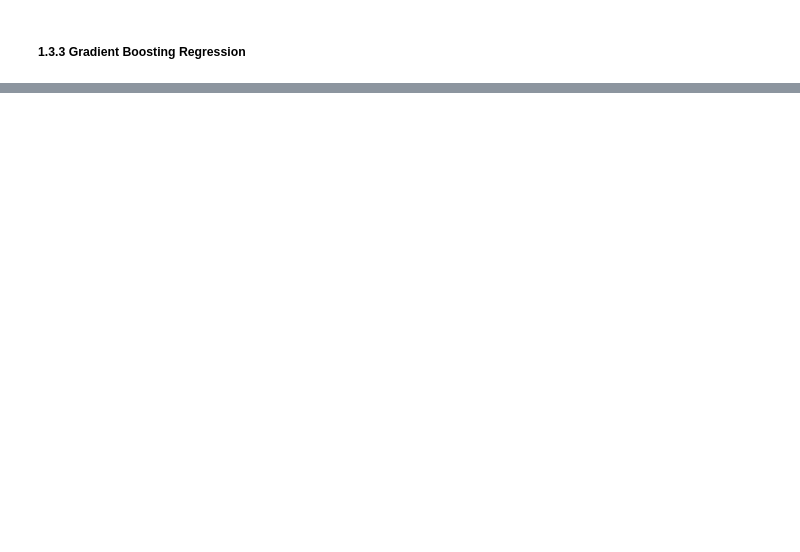
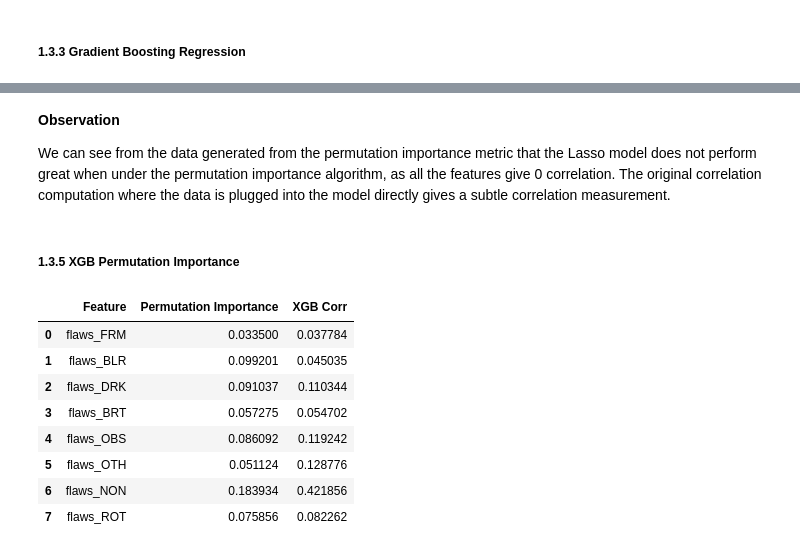
Before and after one commit to cthacker-udel/VizWizAnnotations, a Jupyter notebook: image_quality_issues.ipynb, the cells around one changed output, grey strips where cells are left out. Saved outputs shown, nothing was run; the diff lists cells and outputs as text; code cells hidden in the pictures; blank space fills up the shorter version.

```diff
--- a/image_quality_issues.ipynb
+++ b/image_quality_issues.ipynb
@@ -192,0 +308,28 @@ model_xgb = XGBRegressor()
+# %% [markdown]
+**Observation**
+
+We can see from the data generated from the permutation importance metric that the Lasso model does not perform great when under the permutation importance algorithm, as all the features give 0 correlation. The original correlation computation where the data is plugged into the model directly gives a subtle correlation measurement.
+# %% [markdown]
+##### 1.3.5 XGB Permutation Importance
+# %%
+xgb_boost = XGBRegressor()
+
+xgb_boost.fit(data_df, target)
+
+xgb_result = permutation_importance(xgb_boost, test_df, target_test, n_repeats=10, random_state=42)
+
+feature_importance_xgb_perm = pd.DataFrame({ 'Feature': data_df.columns, 'Permutation Importance': xgb_result.importances_mean })
+
+feature_importance_xgb_perm['XGB Corr'] = feature_importance_xgb['Importance']
+
+feature_importance_xgb_perm
+# %% [output]
+|  | Feature | Permutation Importance | XGB Corr |
+| 0 | flaws_FRM | 0.033500 | 0.037784 |
+| 1 | flaws_BLR | 0.099201 | 0.045035 |
+| 2 | flaws_DRK | 0.091037 | 0.110344 |
+| 3 | flaws_BRT | 0.057275 | 0.054702 |
+| 4 | flaws_OBS | 0.086092 | 0.119242 |
+| 5 | flaws_OTH | 0.051124 | 0.128776 |
+| 6 | flaws_NON | 0.183934 | 0.421856 |
+| 7 | flaws_ROT | 0.075856 | 0.082262 |
```
Also changed, not shown: parts of 20 cells of this notebook.
